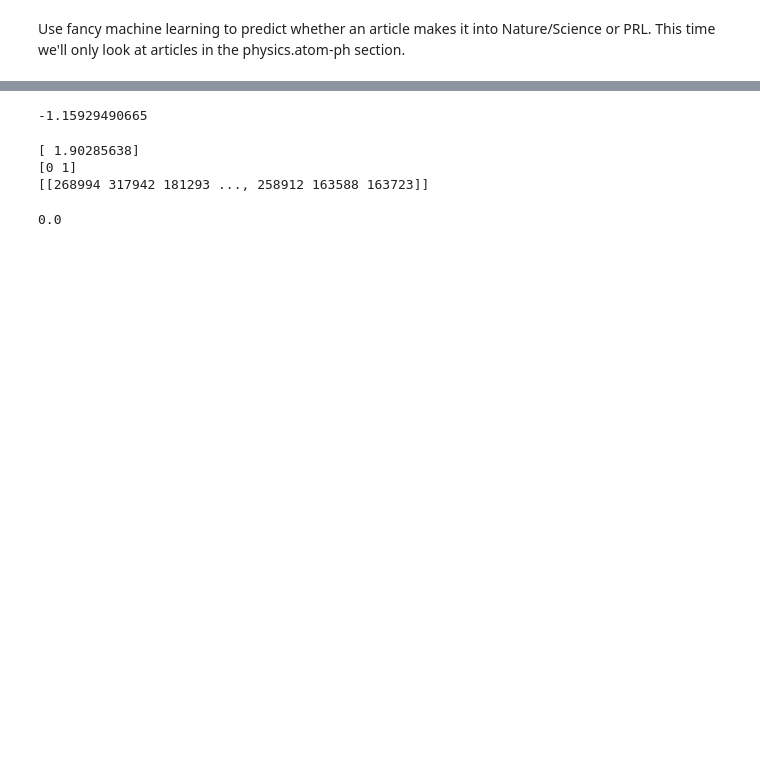
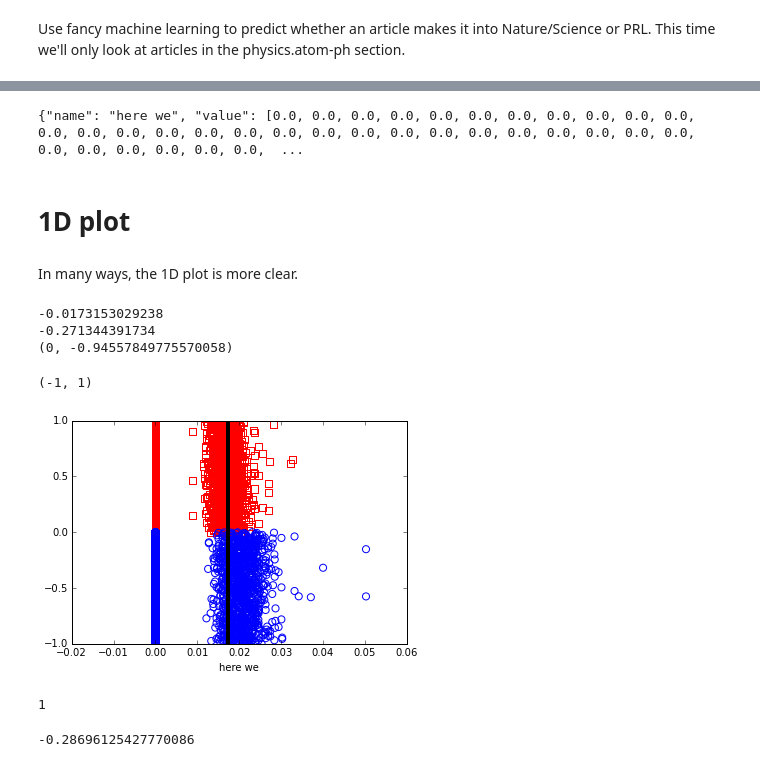
Before and after one commit to michellemiller/whooxive, a Jupyter notebook: widgets/svm_predict_journal/svm_predict_journal_investigate.ipynb, the cells around one changed output, grey strips where cells are left out. Saved outputs shown, nothing was run; the diff lists cells and outputs as text; code cells hidden in the pictures; blank space fills up the shorter version.

```diff
--- a/widgets/svm_predict_journal/svm_predict_journal_investigate.ipynb
+++ b/widgets/svm_predict_journal/svm_predict_journal_investigate.ipynb
@@ -241,18 +253,45 @@ plt.scatter(x1[y_train==0],
-# %%
-print a0 + 2* tfidf_weighted.sum()
-# %% [output]
--1.15929490665
-# %%
-myclf = clf.named_steps['clf']
-print myclf.intercept_
-print myclf.classes_
-print myclf.coef_.argsort()[:, ::-1]
-# %% [output]
-[ 1.90285638]
-[0 1]
-[[268994 317942 181293 ..., 258912 163588 163723]]
-# %%
-clf.named_steps['vect'].get_feature_names()[4445]
-myclf.coef_[0,2772]
-# %% [output]
-0.0
+# %%
+result = {'name': terms[x], 'value': np.squeeze(X_train_tfidf[:, phrase1_index].toarray())}
+print json.dumps({'name': phrase1, 'value': x1.tolist()}, {'name': phrase2, 'value': x2.tolist()})
+# %% [output]
+{"name": "here we", "value": [0.0, 0.0, 0.0, 0.0, 0.0, 0.0, 0.0, 0.0, 0.0, 0.0, 0.0, 0.0, 0.0, 0.0, 0.0, 0.0, 0.0, 0.0, 0.0, 0.0, 0.0, 0.0, 0.0, 0.0, 0.0, 0.0, 0.0, 0.0, 0.0, 0.0, 0.0, 0.0, 0.0, 0.0,  ...
+# %% [markdown]
+# 1D plot
+# %% [markdown]
+In many ways, the 1D plot is more clear.
+# %%
+plt.scatter(x1[y_train==1],
+            np.random.rand(x1[y_train==1].size),
+            facecolor='None',
+            edgecolor='red',
+            marker='s', s=50)
+plt.scatter(x1[y_train==0],
+            -np.random.rand(x1[y_train==0].size),
+            facecolor='None',
+            edgecolor='blue',
+            marker='o', s=50)
+
+plt.plot((-a0_2d/a1_2d)*np.array([1, 1]), [-1, 1],
+         'k',
+         lw=4,)
+
+print (a0_2d/a1_2d)
+print (a0_2d/a1_2d) * a1
+print (a0, a0b)
+
+plt.xlabel(phrase1)
+plt.ylim([-1, 1])
+# %% [output]
+-0.0173153029238
+-0.271344391734
+(0, -0.94557849775570058)
+(-1, 1)
+[figure, added]
+# %%
+clf.C
+# %% [output]
+1
+# %%
+0.271344391734/a0b
+# %% [output]
+-0.28696125427770086
```
Also changed, not shown: parts of 12 cells of this notebook, 6 other files.
